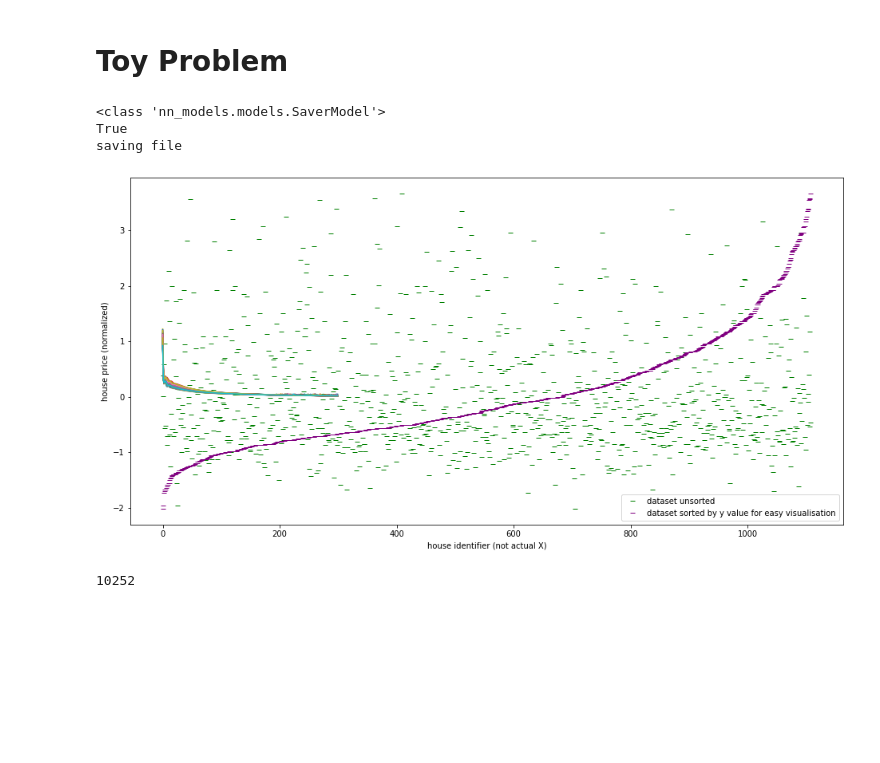
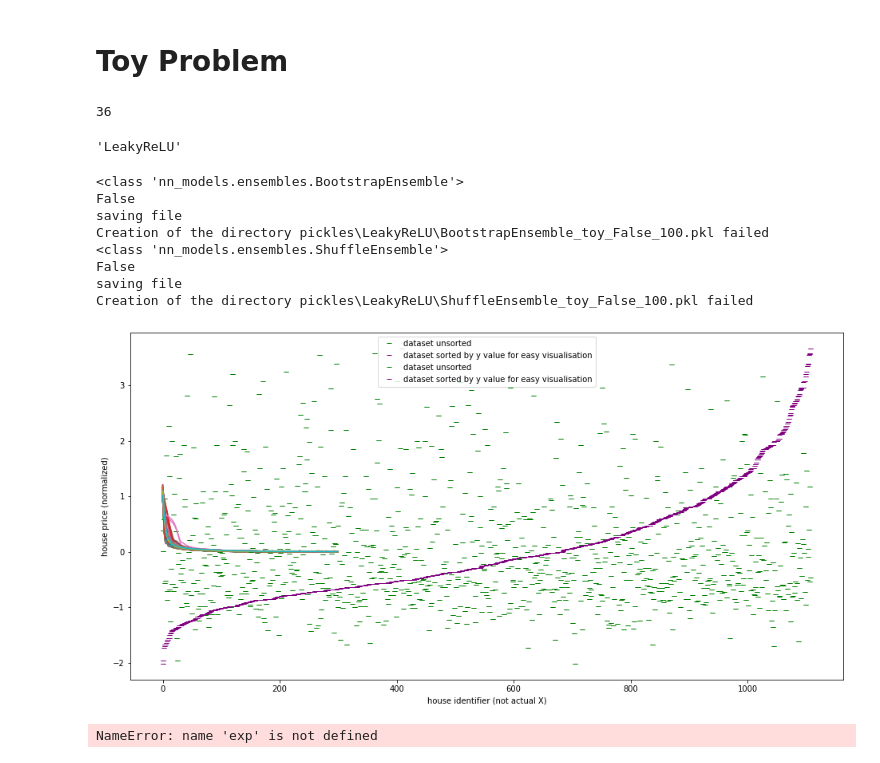
Before and after one commit to wooohoooo/uncertainty_regression_pytorch, a Jupyter notebook: models/experiment.ipynb, the cells around one changed output. Drawn from its saved outputs; the diff is of its cells as text; code cells hidden in the pictures; blank space fills up the shorter version.

```diff
--- a/models/experiment.ipynb
+++ b/models/experiment.ipynb
@@ -88,12 +88,14 @@ from measures import compute_cobeau, compute_nlpd, compute_error
 from helpers import plot_uncertainty
 # %%
 toy = False
+non_linearity =torch.nn.LeakyReLU# torch.nn.Tanh
 
 num_epochs = 300
 if toy:
-    num_epochs = 2000
+    num_epochs = 2000#2000
+    non_linearity = torch.nn.ReLU# torch.nn.Tanh#torch.nn.LeakyReLU
 
-num_experiments = 100
+num_experiments = 100#100
 # %%
 from nn_models.models import SaverModel, BobstrapEnsemble, DropoutModel
 from nn_models.base_ensemble import VanillaEnsemble
@@ -113,27 +117,52 @@ import pickle
+# %%
+len("<class 'torch.nn.modules.activation.")
+# %% [output]
+36
+# %%
+f'{non_linearity}'[36:-2]
+# %% [output]
+'LeakyReLU'
 # %%
-models =[SaverModel, BobstrapEnsemble]#, DropoutModel, VanillaEnsemble, BootstrapEnsemble, ShuffleEnsemble]
-#models = [ BootstrapEnsemble, ShuffleEnsemble]
-models = [VanillaEnsemble, ShuffleEnsemble]
-models = [SaverModel]
+models =[ BootstrapEnsemble, ShuffleEnsemble, ] #SaverModel, BobstrapEnsemble, DropoutModel, VanillaEnsemble,
+
+#models = [VanillaEnsemble]
+
+
 for model in models:
-    exp = Experimentator(num_experiments,num_epochs,model,toy,seed=seed,generator_function = generate_y)
+    exp = Experimentator(num_experiments,num_epochs,model,toy,seed=seed,generator_function = generate_y, non_linearity=non_linearity ) #torch.nn.Tanh
     exp.run_experiment()
     print('saving file')
 
-    save_file = f"pickles\\{exp.model_name}_toy_{toy}_{num_experiments}.pkl"
-    pickle.dump( exp, open( save_file, "wb" ) )
+    save_path = f"pickles\\{exp.non_linearity_name}\\"
+    save_file = save_path + f'{exp.model_name}_toy_{toy}_{num_experiments}.pkl'
 
-    #del exp
 
-    #gc.collect()
+    try:
+        os.makedirs(os.getcwd() + '\\' + save_path )
+    except OSError:
+        print ("Creation of the directory %s failed" % save_file)
+    else:
+        print ("Successfully created the directory %s " % save_file)
+
+
+    pickle.dump( exp, open( save_file , "wb" ) )
+
+    del exp
+
+    gc.collect()
 # %% [output]
-<class 'nn_models.models.SaverModel'>
-True
+<class 'nn_models.ensembles.BootstrapEnsemble'>
+False
 saving file
+Creation of the directory pickles\LeakyReLU\BootstrapEnsemble_toy_False_100.pkl failed
+<class 'nn_models.ensembles.ShuffleEnsemble'>
+False
+saving file
+Creation of the directory pickles\LeakyReLU\ShuffleEnsemble_toy_False_100.pkl failed
-[figure, old version]
+[figure, new version]
 # %%
 del exp
 gc.collect()
 # %% [output]
-10252
+NameError: name 'exp' is not defined
 # %%
```
Also changed, not shown: parts of 3 cells of this notebook, 8 other files.
